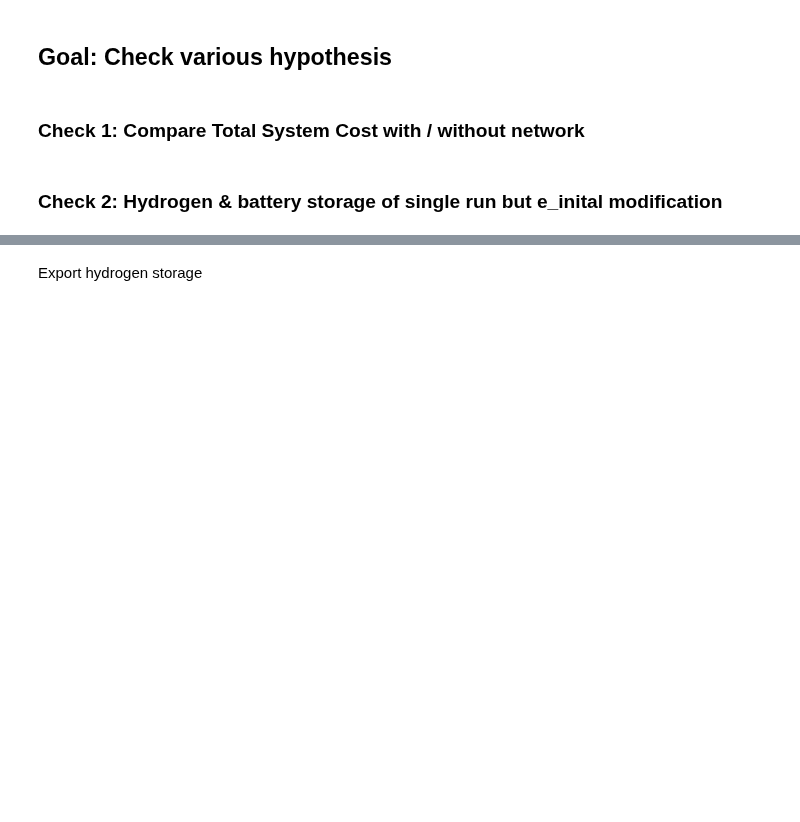
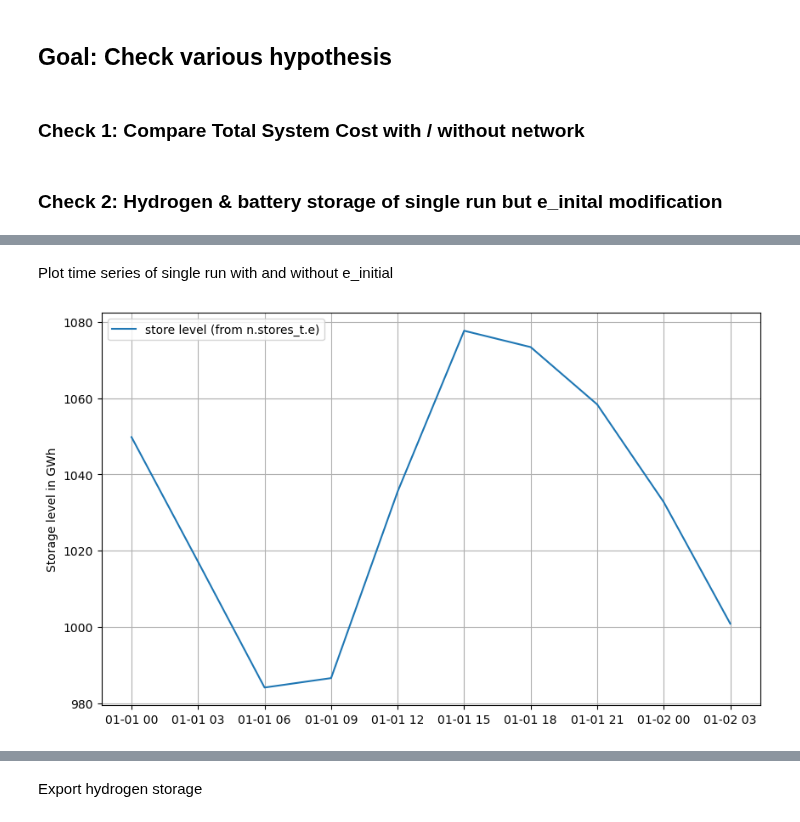
Before and after one commit to energyLS/aldehyde, a Jupyter notebook: workflow/notebooks/check_hypothesis.ipynb, the cells around one changed output, grey strips where cells are left out. Cells and saved outputs as stored; diff of their text form; code cells hidden in the pictures; blank space fills up the shorter version.

```diff
--- a/workflow/notebooks/check_hypothesis.ipynb
+++ b/workflow/notebooks/check_hypothesis.ipynb
@@ -26,8 +26,11 @@ stats.head()
 # %%
 run = "h2network_true_3h"
 # %%
+networks = ["export_only_einitial", "export_only", "mar_only", "mar_es_export"]
 
-export_only = prefix +"/resources/export_only/" + run +"/elec_s_10_ec_lc1.0_Co2L0.10_3H_2030_0.071_DF_120export_solved_einitial0.nc"
-mar_only =prefix + "/resources/pypsaearthsec/" + run + "/postnetworks/elec_s_10_ec_lc1.0_Co2L0.10_3H_2030_0.071_DF_0export.nc"
-mar_es_export =prefix + "/resources/pypsaearthsec/" + run + "/postnetworks/elec_s_10_ec_lc1.0_Co2L0.10_3H_2030_0.071_DF_120export.nc"
-n = pypsa.Network(mar_es_export)
+network_paths = {
+        "export_only_einitial": prefix +"/resources/export_only/" + run +"/elec_s_10_ec_lc1.0_Co2L0.10_3H_2030_0.071_DF_120export_solved_einitial0.nc",
+        "export_only": prefix +"/resources/export_only/" + run +"/elec_s_10_ec_lc1.0_Co2L0.10_3H_2030_0.071_DF_120export_solved.nc",
+        "mar_only": prefix + "/resources/pypsaearthsec/" + run + "/postnetworks/elec_s_10_ec_lc1.0_Co2L0.10_3H_2030_0.071_DF_0export.nc",
+        "mar_es_export": prefix + "/resources/pypsaearthsec/" + run + "/postnetworks/elec_s_10_ec_lc1.0_Co2L0.10_3H_2030_0.071_DF_120export.nc",
+}
@@ -39,0 +82,3 @@ def get_export_supply(n):
+# %%
+n_export_only = pypsa.Network(network_paths["export_only"])
+n_export_only_einitial = pypsa.Network(network_paths["export_only_einitial"])
@@ -39,0 +110,6 @@ def get_export_supply(n):
+# %% [markdown]
+Plot time series of single run with and without e_initial
+# %%
+plot_export_store_level(n_export_only, 0, 10)
+# %% [output]
+[figure, added]
```
Also changed, not shown: parts of 15 cells of this notebook.
